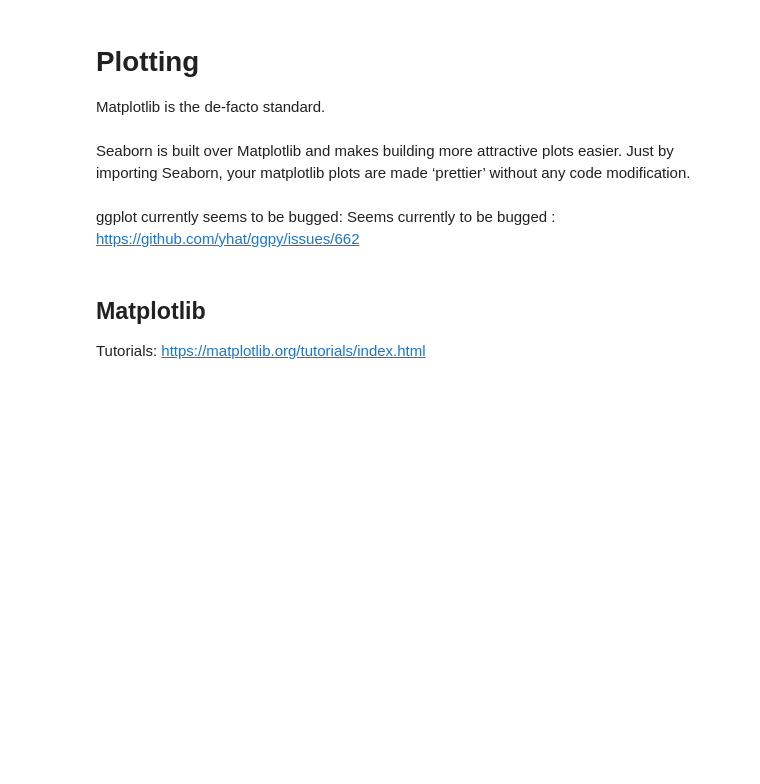
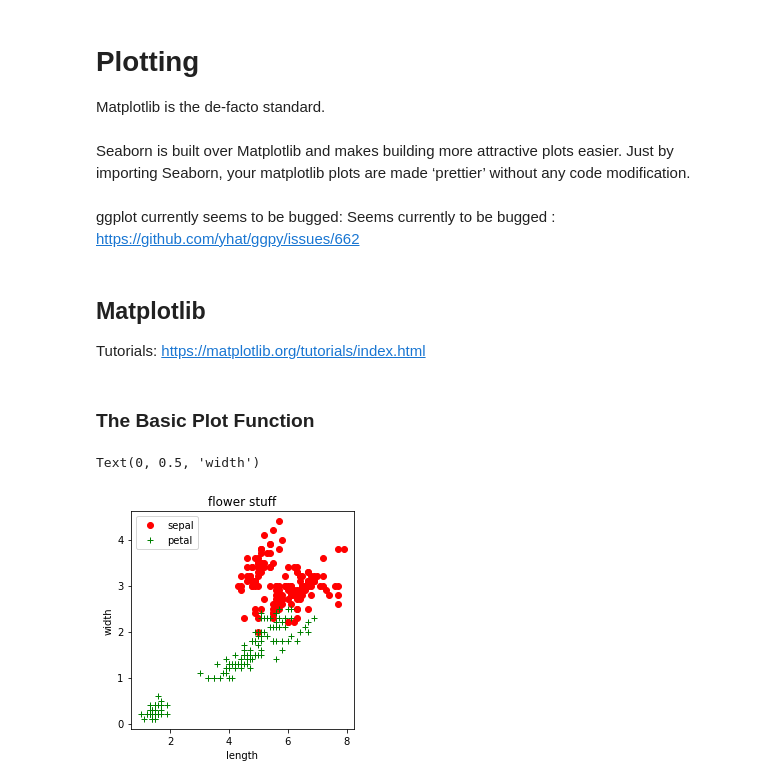
Before and after one commit to kelloggs13/Python, a Jupyter notebook: QuestForFlight.ipynb, the cells around one changed output. Saved outputs shown, nothing was run; the diff lists cells and outputs as text; code cells hidden in the pictures; blank space fills up the shorter version.

```diff
--- a/QuestForFlight.ipynb
+++ b/QuestForFlight.ipynb
@@ -112,4 +239,20 @@ Seaborn is built over Matplotlib and makes building more attractive plots easier
 ggplot currently seems to be bugged: Seems currently to be bugged : https://github.com/yhat/ggpy/issues/662
 # %% [markdown]
 ## Matplotlib
-Tutorials: https://matplotlib.org/tutorials/index.html
+Tutorials: https://matplotlib.org/tutorials/index.html <br><br>
+### The Basic Plot Function
+# %%
+# plot size
+plt.figure(figsize=(4, 4))
+# basic plot function
+plt.plot(iris.sepal_length, iris.sepal_width, 'ro')
+# adding data from a second dataset
+plt.plot(iris.petal_length, iris.petal_width, 'g+')
+# annotations
+plt.legend(['sepal', 'petal'])
+plt.title('flower stuff')
+plt.xlabel('length')
+plt.ylabel('width')
+# %% [output]
+Text(0, 0.5, 'width')
+[figure, added]
```
Also changed, not shown: parts of 30 cells of this notebook.
